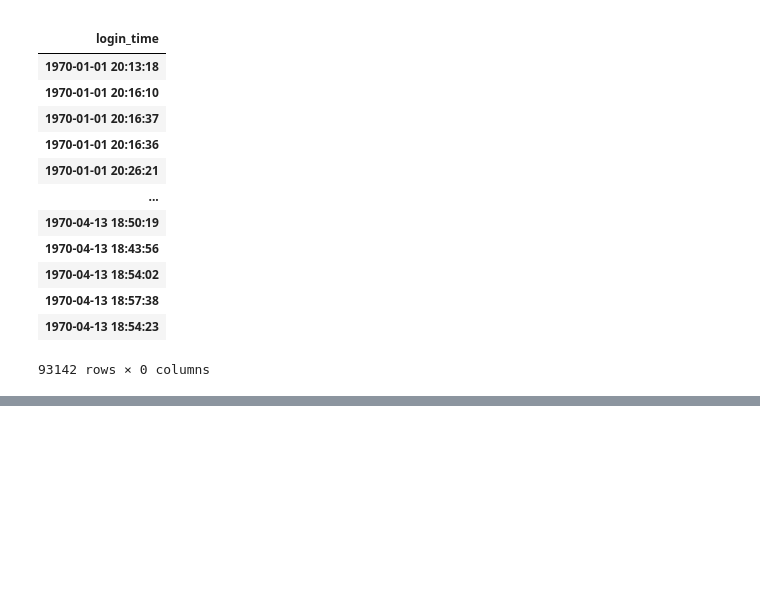
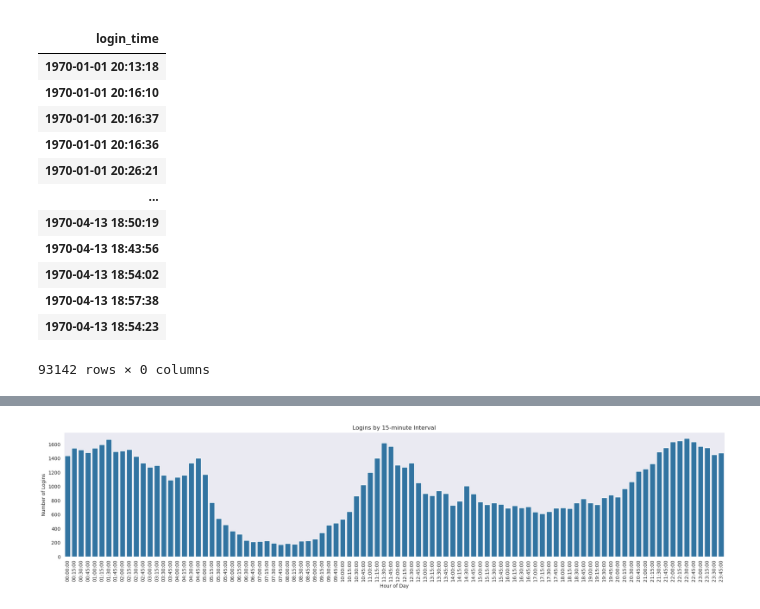
Before and after one commit to ds-edu/ds-eda-ultimate-tech, a Jupyter notebook: logins.ipynb, the cells around one changed output, grey strips where cells are left out. Drawn from its saved outputs; the diff is of its cells as text; code cells hidden in the pictures; blank space fills up the shorter version.

Commit message:
V1.1: Quarter-hourly resample

```diff
--- a/logins.ipynb
+++ b/logins.ipynb
@@ -21,0 +46,24 @@ df
+# %%
+# Add a counter column
+
+df.index = pd.to_datetime(df.index)
+df['logged'] = 1
+# %%
+# Count total logins by quarter hour
+
+logins_by_quarter = df.groupby(df.index.floor('15min').time).sum()
+
+# PLot logins by quarter hour
+
+plt.figure(figsize=(20, 5))
+sns.set_style('dark', {'axes.grid': False})
+sns.barplot(x=logins_by_quarter.index,
+            y=logins_by_quarter['logged'] )
+plt.title('Logins by 15-minute Interval')
+plt.xlabel('Hour of Day')
+plt.ylabel('Number of Logins')
+plt.xticks(rotation=90)
+plt.tight_layout()
+plt.show()
+# %% [output]
+[figure, added]
```
Also changed, not shown: parts of 17 cells of this notebook.
